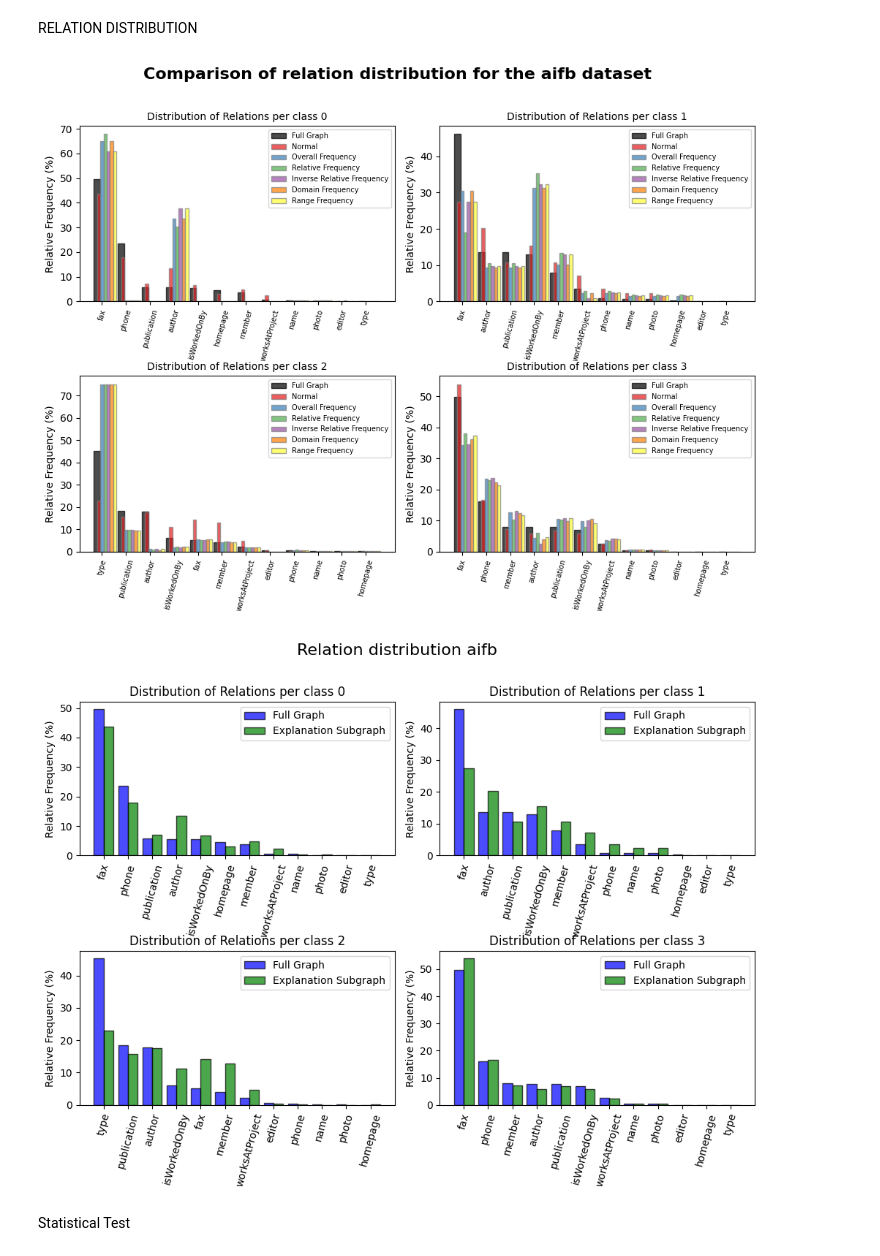
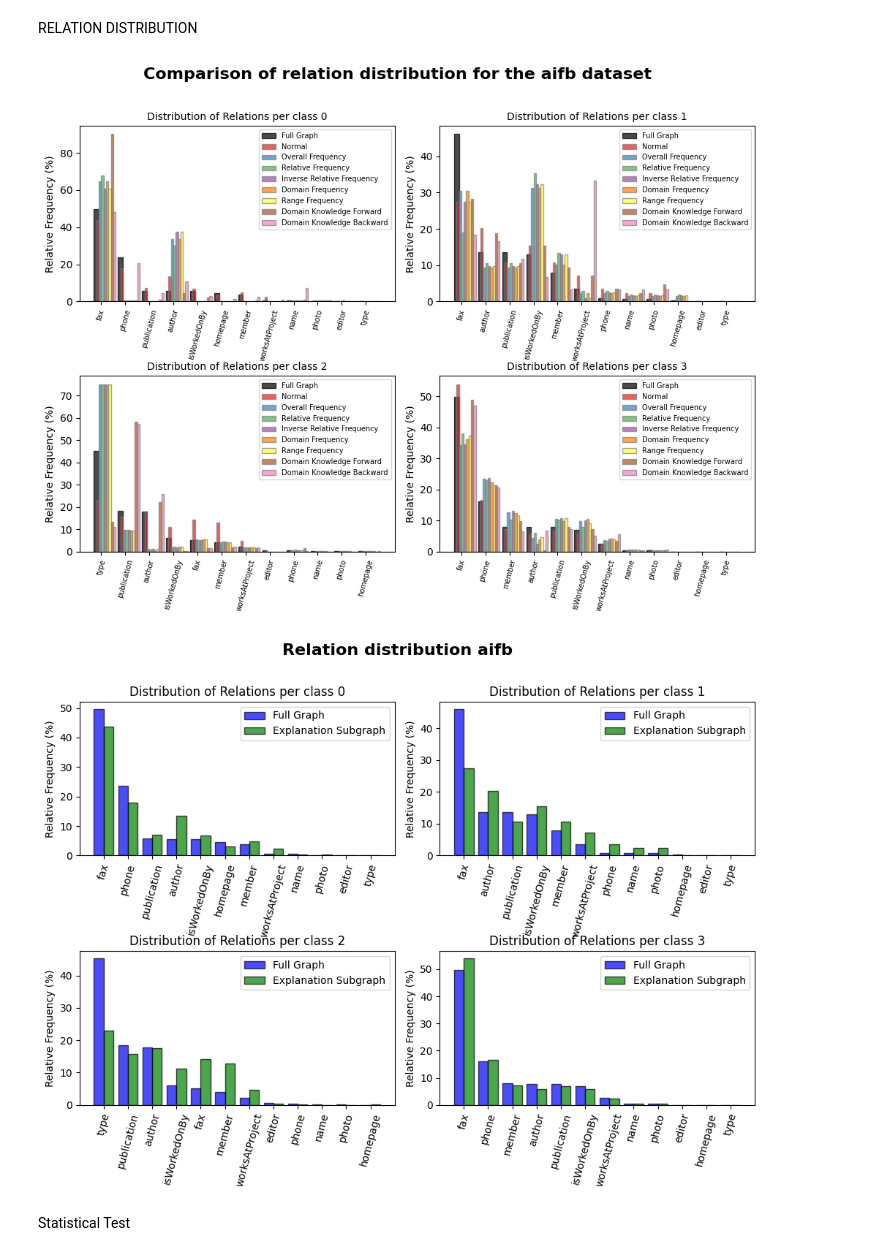
Before and after one commit to traopia/RGCN-Explainer, a Jupyter notebook: RGCN_stuff/result_analysis.ipynb, the cells around one changed output. Saved outputs shown, nothing was run; the diff lists cells and outputs as text; code cells hidden in the pictures.

```diff
--- a/RGCN_stuff/result_analysis.ipynb
+++ b/RGCN_stuff/result_analysis.ipynb
@@ -167,3 +174,8 @@ for init in inits:
 \end{table}
 
 None
+# %%
+init = 'normal'
+path = f'chk/{name}_chk/exp/init_{init}_lr_0.5_size_0.0005_ent_1_type_1_wd_0.9_MFR_1/Relation_Importance/'
+result_df = metrics(path, per_class = True)
+print(result_df)
@@ -273,6 +303,10 @@ def bar_plot_and_plot2(data, relations, sample=False):
 
     # Explanation methods
     explanation_methods = ['normal', 'overall_frequency', 'relative_frequency', 'inverse_relative_frequency', 'domain_frequency', 'range_frequency']
+    if data.name == 'aifb':
+        explanation_methods = ['normal', 'overall_frequency', 'relative_frequency', 'inverse_relative_frequency', 'domain_frequency', 'range_frequency', 'Domain_Knowledge_forward', 'Domain_Knowledge_backward']
+
+
     colormap = plt.cm.Set1.colors
 
 
@@ -296,39 +330,39 @@ def bar_plot_and_plot2(data, relations, sample=False):
         # Plot the bars for full graph and each explanation
         bar_positions_full_graph, _, sorted_df, bar_width = bar_plot(full_dict, full_dict)
         bar_width_explanation = bar_width / len(explanation_methods) * 2
 
         # Slightly shift the position of the explanation bars to create space
         bar_positions_explanation_adjusted = bar_positions_full_graph + bar_width_explanation / 2
 
         ax.bar(bar_positions_full_graph, sorted_df['Percentage_full'], width=bar_width / len(explanation_methods)*4, alpha=0.7, color='black', edgecolor='black', label='Full Graph')
 
         for idx, method in enumerate(explanation_methods):
             bar_positions_explanation, _, sorted_df, _ = bar_plot(full_dict, explanation_dicts[method])
             ax.bar(bar_positions_explanation_adjusted + idx * bar_width_explanation, sorted_df['Percentage_explanation'], width=bar_width_explanation, alpha=0.7, color=colormap[idx], edgecolor='gray', label=f'{method.replace("_", " ").title()}')
 
         ax.set_xticks(bar_positions_full_graph + bar_width / 2)
         ax.set_xticklabels(sorted_df['Relation Name'], rotation=75, fontsize=7)
         ax.set_ylabel('Relative Frequency (%)')
         ax.set_title(f'Distribution of Relations per class {label}', fontsize= 10)
         ax.legend(loc='upper right', fontsize=7)
 
     # Adjust the layout and spacing
     plt.tight_layout()
     plt.suptitle(f'Comparison of relation distribution for the {data.name} dataset ', fontsize=16, y=0.95,fontproperties=FontProperties(weight='bold'))
     plt.subplots_adjust(top=0.85)
 
     # Show the plots
     plt.show()
 
 # Call the function with your data
 bar_plot_and_plot2(data, relations)
 # %% [output]
-[figure, old version]
+[figure, new version]
 # %%
 
 bar_plot_and_plot(data, 'normal',relations)
 # %% [output]
-[figure, old version]
+[figure, new version]
 # %% [markdown]
 Statistical Test
 # %%
```
Also changed, not shown: parts of 14 cells of this notebook, 6 other files.
